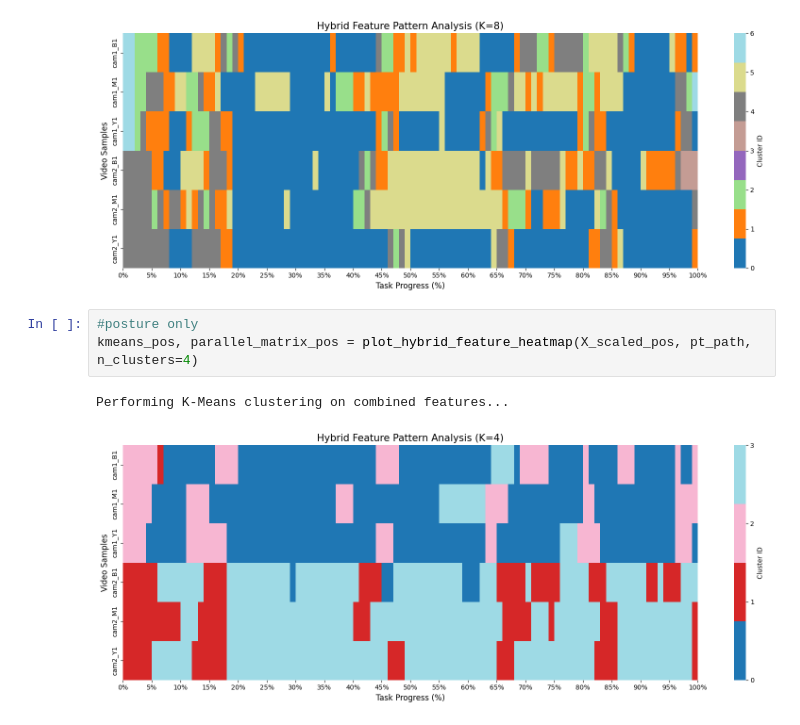
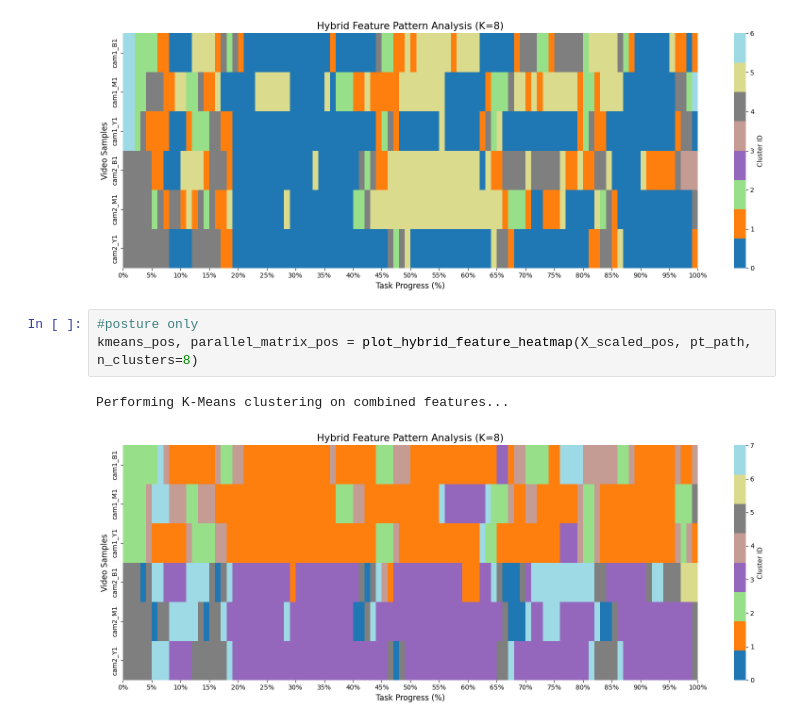
Before and after one commit to Lo122/LSTM_HRC, a Jupyter notebook: data/dataset/analyze_posture.ipynb, the cells around one changed output. Saved outputs shown, nothing was run; the diff lists cells and outputs as text.

```diff
--- a/data/dataset/analyze_posture.ipynb
+++ b/data/dataset/analyze_posture.ipynb
@@ -179,7 +179,7 @@ Performing K-Means clustering on combined features...
 [figure]
 # %%
 #posture only
-kmeans_pos, parallel_matrix_pos = plot_hybrid_feature_heatmap(X_scaled_pos, pt_path, n_clusters=4)
+kmeans_pos, parallel_matrix_pos = plot_hybrid_feature_heatmap(X_scaled_pos, pt_path, n_clusters=8)
 # %% [output]
 Performing K-Means clustering on combined features...
-[figure, old version]
+[figure, new version]
```
Also changed, not shown: parts of 1 cell of this notebook.
